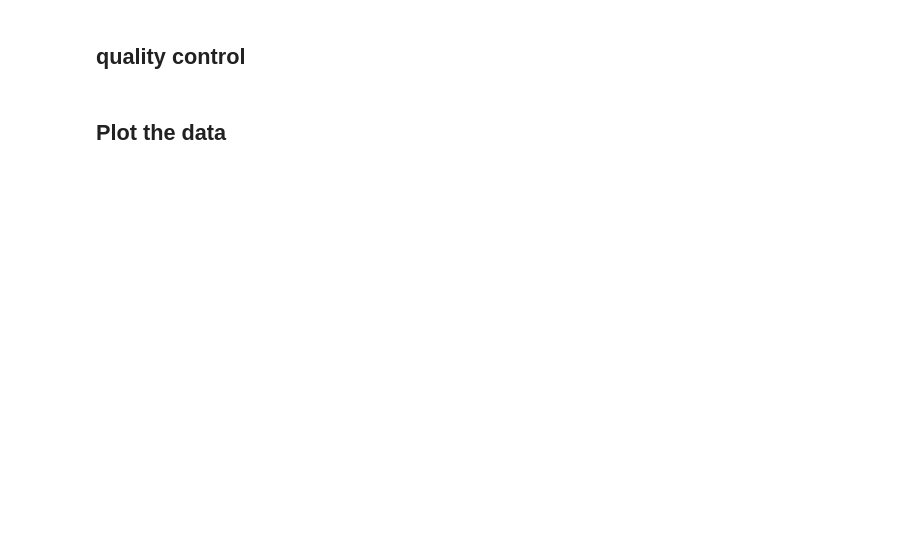
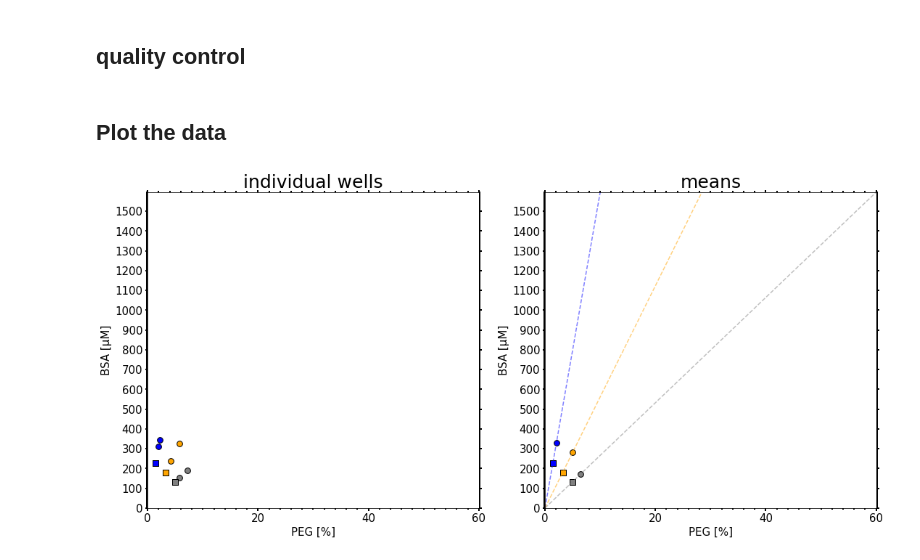
Before and after one commit to cfsb618/PyPhaseChip, a Jupyter notebook: pyphasechip.ipynb, the cells around one changed output. Saved outputs shown, nothing was run; the diff lists cells and outputs as text; code cells hidden in the pictures; blank space fills up the shorter version.

```diff
--- a/pyphasechip.ipynb
+++ b/pyphasechip.ipynb
@@ -115,9 +115,14 @@ image_list, image_names, data_well, well, concentration, time_resolution = pypc.
 
 # Load images & convert to grayscale
 pypc.images_to_list(image_list, image_names, image_folder, extension)
-pypc.images_to_dict(hours_of_experiment, images_per_hour, number_of_diff_conc, n_wells, image_list, image_names,
-                    time_resolution, concentration, well, data_well)
-starting_conc = pypc.starting_concentration(initial_conc_sol1, initial_conc_sol2, initial_ratio)
+pypc.images_to_dict(hours_of_experiment, images_per_hour, number_of_diff_conc, n_wells, image_list, image_names, time_resolution, concentration, well, data_well)
+
+# Two possibilities:
+# use script if you did a pipetting series
+starting_concentrations = pypc.starting_concentration(initial_conc_sol1, initial_conc_sol2, initial_ratio)
+# or
+# write list
+
 
 well_nr = 0
 for conc_nr in range(number_of_diff_conc):
@@ -196,6 +201,7 @@ for conc_nr in range(number_of_diff_conc):
     well_nr = 0
 
 
+
 # saves the image names where LLPS was detected and the calculated concentrations to a csv file
 # .csv gets safed in the image folder
 #pypc.save_results_to_csv(time_resolution, image_folder, number_of_diff_conc, n_wells, hours_of_experiment,
@@ -622,7 +518,7 @@ well_nr = 0
 for conc_nr in range (number_of_diff_conc):
     for n_horizontals_per_conc in range(2):
         for n_wells_per_horizontal in range(n_wells):
-            if time_resolution[0][conc_nr][well_nr]['LLPS conc']:
+            if np.all(time_resolution[0][conc_nr][well_nr]['LLPS conc']) != 0:
 
                 if conc_nr == 0:
                     color = "blue"
@@ -655,35 +551,37 @@ n_llps_wells = [0] * 5
 for conc_nr in range (number_of_diff_conc):
     for n_horizontals_per_conc in range(2):
         for n_wells_per_horizontal in range(n_wells):
-            if time_resolution[0][conc_nr][well_nr]['LLPS status'] is True:
+            if np.all(time_resolution[0][conc_nr][well_nr]['LLPS conc']) != 0:
                 # calculate mean
                 mean_sol1[conc_nr] = mean_sol1[conc_nr] + time_resolution[0][conc_nr][well_nr]['LLPS conc'][0,0]
                 mean_sol2[conc_nr] = mean_sol2[conc_nr] + time_resolution[0][conc_nr][well_nr]['LLPS conc'][0,1]
                 n_llps_wells[conc_nr] += 1
 
             well_nr += 1
     well_nr = 0
 well_nr = 0
 
 
 for conc_nr in range(number_of_diff_conc):
     if conc_nr == 0:
         color = "blue"
     if conc_nr == 1:
         color = "orange"
     if conc_nr == 2:
         color = "gray"
     if conc_nr == 3:
         color = "yellow"
     if conc_nr == 4:
         color = "green"
     if n_llps_wells[conc_nr] > 0:
         mean_sol1[conc_nr] = mean_sol1[conc_nr]/n_llps_wells[conc_nr]
         mean_sol2[conc_nr] = mean_sol2[conc_nr]/n_llps_wells[conc_nr]
         m = mean_sol1[conc_nr]/mean_sol2[conc_nr]
 
     ax2.plot([0, mean_sol2[conc_nr],xlim], [0, mean_sol1[conc_nr], m*xlim], color=color, linestyle='dashed', alpha=0.50)
     ax2.scatter(starting_concentrations[conc_nr,1], starting_concentrations[conc_nr,0], s=60, c=color, marker="s", edgecolors="black")
 
     ax2.scatter(mean_sol2[conc_nr],mean_sol1[conc_nr], s=60, color=color,
                            marker="o", edgecolors="black")
+# %% [output]
+[figure, added]
```
Also changed, not shown: parts of 7 cells of this notebook, 3 other files.
